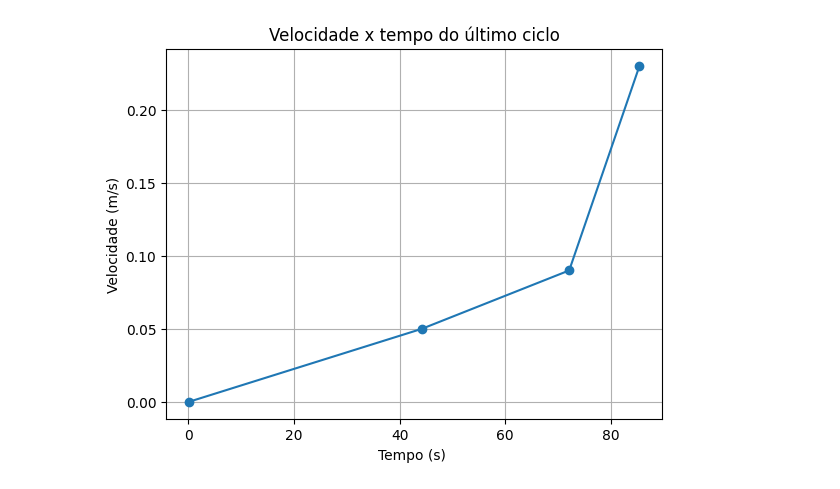
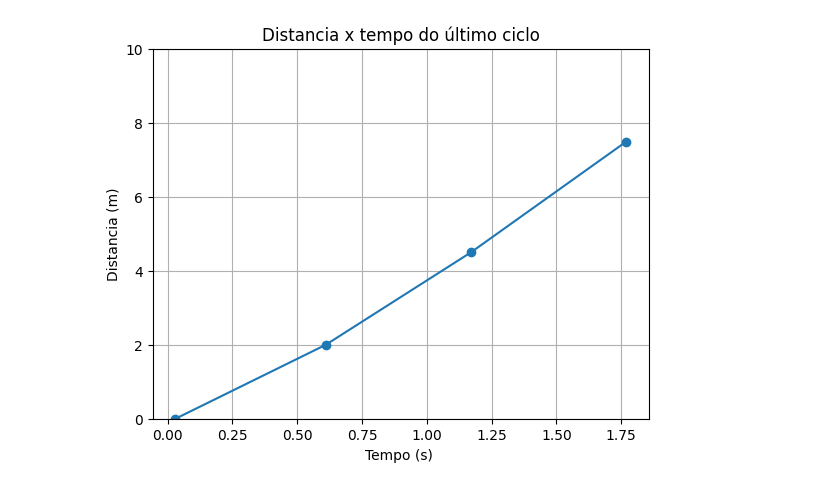
Before and after one commit to 55Hian/Projeto-integrador-4-semestre, a Jupyter notebook: console.ipynb, the cells around one changed output. Cells and saved outputs as stored; diff of their text form; code cells hidden in the pictures.

```diff
--- a/console.ipynb
+++ b/console.ipynb
@@ -5,11 +5,14 @@ import plotly.graph_objects as go
 import plotly.express as px
 
 
+
 # Carregando os dados do arquivo CSV da pista 1
 tabela = pd.read_csv("https://docs.google.com/spreadsheets/d/e/2PACX-1vQ6kSZFFAFOmYCWc4oo2MgRmykG67g9W39rGsDJHnPdUCjXrVXRtN9Opt1JiViyXbBpmGqn3ACT3Noj/pub?gid=0&single=true&output=csv", sep=",")
 
+distanciaSensores = [0, 2, 4.5, 7.5]
+
 # Obtendo o último ciclo de tempo, velocidade e aceleração
-linhasTabela = len(tabela) - 1
+linhasTabela = len(tabela) - 3
 ultimoCicloTempo = tabela.loc[linhasTabela, ["tempoSensor1", "tempoSensor2", "tempoSensor3", "tempoSensor4"]]
 ultimoCicloVelocidade = tabela.loc[linhasTabela, ["velocidadeSensor1", "velocidadeSensor2", "velocidadeSensor3", "velocidadeSensor4"]]
 ultimoCicloAceleração = tabela.loc[linhasTabela, ["aceleracaoSensor1", "aceleracaoSensor2", "aceleracaoSensor3", "aceleracaoSensor4"]]
@@ -23,21 +26,63 @@ ultimoCicloTempo2 = tabela.loc[linhasTabela2, ["tempoSensor1", "tempoSensor2", "
 ultimoCicloVelocidade2 = tabela.loc[linhasTabela2, ["velocidadeSensor1", "velocidadeSensor2", "velocidadeSensor3", "velocidadeSensor4"]]
 ultimoCicloAceleração2 = tabela.loc[linhasTabela2, ["aceleracaoSensor1", "aceleracaoSensor2", "aceleracaoSensor3", "aceleracaoSensor4"]]
 
-# display(ultimoCicloTempo)
-# display(ultimoCicloVelocidade)
-# display(ultimoCicloAceleração)
 
-# Criando um gráfico de linha para Velocidade x Tempo do último ciclo
+fig = go.Figure(data=[go.Table(header=dict(values=['Checkpoint','Tempo']),
+                 cells=dict(values=[["Fim de curso", "Sensor1", "Sensor2", "Sensor3"],ultimoCicloTempo]))
+                     ])
+fig.show()
+fig.write_image("tempo pista 1.png")
+
+fig = go.Figure(data=[go.Table(header=dict(values=['Checkpoint','Tempo']),
+                 cells=dict(values=[["Fim de curso", "Sensor1", "Sensor2", "Sensor3"],ultimoCicloTempo2]))
+                     ])
+fig.show()
+fig.write_image("tempo pista 2.png")
+
+# Criando um gráfico de linha para Distancia x Tempo do último ciclo da pista 1
+plt.plot(ultimoCicloTempo, distanciaSensores, marker='o', linestyle='-')
+plt.ylim(0,10)
+plt.title("Distancia x tempo do último ciclo")
+plt.xlabel("Tempo (s) ")
+plt.ylabel("Distancia (m)")
+plt.grid(True)  # Adiciona uma grade de fundo
+plt.savefig('Grafico distancia pista 1.png', format='png')
+plt.show()
+
+# Criando um gráfico de linha para Distancia x Tempo do último ciclo da pista 2
+plt.plot(ultimoCicloTempo2, distanciaSensores, marker='o', linestyle='-')
+plt.ylim(0,10)
+plt.title("Distancia x tempo do último ciclo")
+plt.xlabel("Tempo (s) ")
+plt.ylabel("Distancia (m)")
+plt.grid(True)  # Adiciona uma grade de fundo
+plt.savefig('Grafico distancia pista 2.png', format='png')
+plt.show()
+
+
+# Criando um gráfico de linha para Velocidade x Tempo do último ciclo da pista 1
 plt.plot(ultimoCicloTempo, ultimoCicloVelocidade, marker='o', linestyle='-')
+plt.ylim(0,10)
 plt.title("Velocidade x tempo do último ciclo")
 plt.xlabel("Tempo (s) ")
 plt.ylabel("Velocidade (m/s)")
 plt.grid(True)  # Adiciona uma grade de fundo
-plt.savefig('Grafico aceleração pista 1.png', format='png')
+plt.savefig('Grafico Velocidade pista 1.png', format='png')
 plt.show()
 
-# Criando um gráfico de linha para Aceleração x Tempo do último ciclo
+# Criando um gráfico de linha para Velocidade x Tempo do último ciclo da pista 2
+plt.plot(ultimoCicloTempo2, ultimoCicloVelocidade2, marker='o', linestyle='-')
+plt.ylim(0,10)
+plt.title("Velocidade x tempo do último ciclo")
+plt.xlabel("Tempo (s) ")
+plt.ylabel("Velocidade (m/s)")
+plt.grid(True)  # Adiciona uma grade de fundo
+plt.savefig('Grafico Velocidade pista 2.png', format='png')
+plt.show()
+
+# Criando um gráfico de linha para Aceleração x Tempo do último ciclo da pista 1
 plt.plot(ultimoCicloTempo, ultimoCicloAceleração, marker='o', linestyle='-')
+plt.ylim(0,10)
 plt.title("Aceleração x tempo do último ciclo")
 plt.xlabel("Tempo (s)")
 plt.ylabel("Aceleração (m/2²)")
@@ -45,14 +90,13 @@ plt.grid(True)  # Adiciona uma grade de fundo
 plt.savefig('Grafico aceleração pista 1.png', format='png')
 plt.show()
 
-
-
-# fig = go.Figure(data=go.Scatter(x=ultimoCicloTempo, y=ultimoCicloVelocidade))
-# fig.show()
-# # fig.write_html(f'velocidade x tempo.html')
-# fig.write_image('teste.png')
-
-# fig1 = go.Figure(data=go.Scatter(x=ultimoCicloTempo, y=ultimoCicloAceleração))
-# fig1.show()
-# fig1.write_html(f'velocidade x aceleracao.html')
+# Criando um gráfico de linha para Aceleração x Tempo do último ciclo da pista 2
+plt.plot(ultimoCicloTempo2, ultimoCicloAceleração2, marker='o', linestyle='-')
+plt.ylim(0,10)
+plt.title("Aceleração x tempo do último ciclo")
+plt.xlabel("Tempo (s)")
+plt.ylabel("Aceleração (m/2²)")
+plt.grid(True)  # Adiciona uma grade de fundo
+plt.savefig('Grafico aceleração pista 2.png', format='png')
+plt.show()
 # %% [output]
@@ -60 +105 @@ FileNotFoundError: [Errno 2] No such file or directory: './graficos/Grafico acel
-[figure, old version]
+[figure, new version]
```
Also changed, not shown: parts of 1 cell of this notebook, 15 other files.
